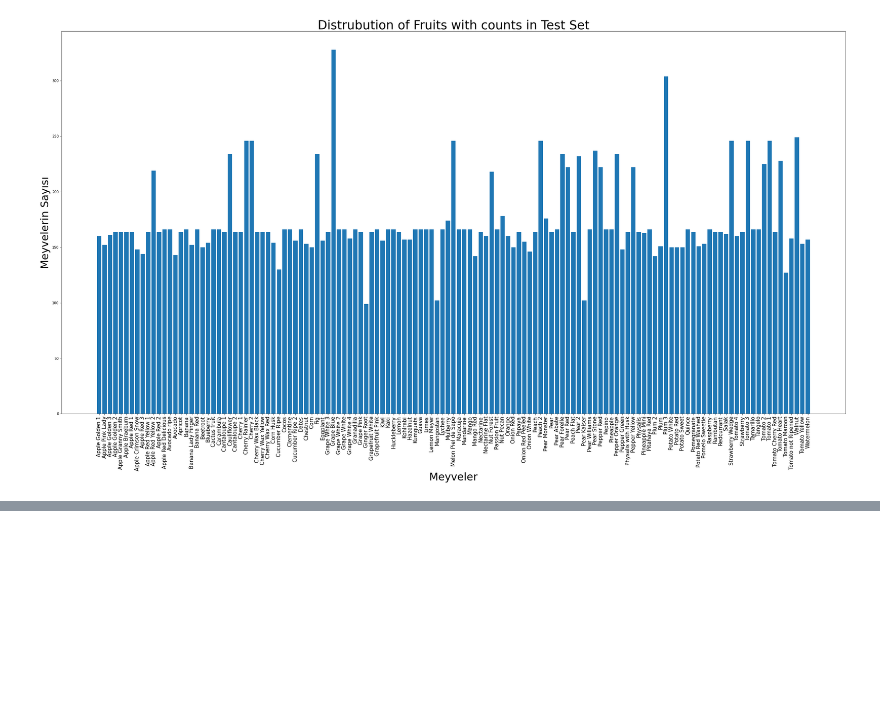
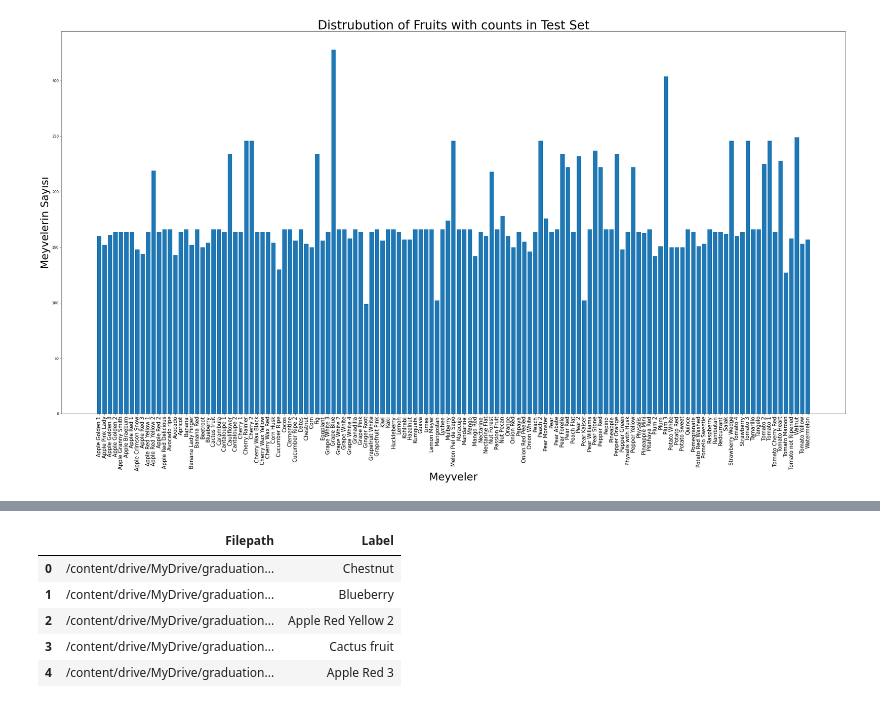
Before and after one commit to duyguaran/graduation_thesis, a Jupyter notebook: fruits.ipynb, the cells around one changed output, grey strips where cells are left out. Saved outputs shown, nothing was run; the diff lists cells and outputs as text; code cells hidden in the pictures; blank space fills up the shorter version.

```diff
--- a/fruits.ipynb
+++ b/fruits.ipynb
@@ -87,0 +129,9 @@ plt.show() # distribution of uploaded testing data
+# %%
+train_df.head() # we can see that which paths the labels are
+# %% [output]
+|  | Filepath | Label |
+| 0 | /content/drive/MyDrive/graduation... | Chestnut |
+| 1 | /content/drive/MyDrive/graduation... | Blueberry |
+| 2 | /content/drive/MyDrive/graduation... | Apple Red Yellow 2 |
+| 3 | /content/drive/MyDrive/graduation... | Cactus fruit |
+| 4 | /content/drive/MyDrive/graduation... | Apple Red 3 |
```
Also changed, not shown: parts of 6 cells of this notebook.
